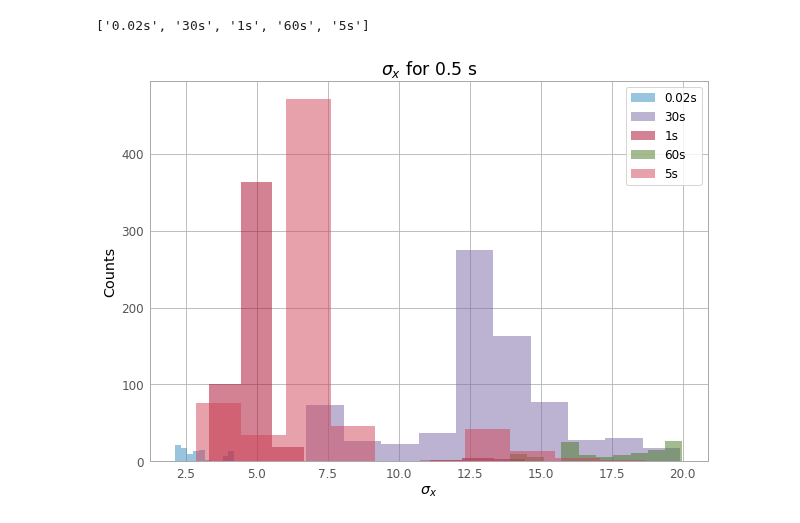
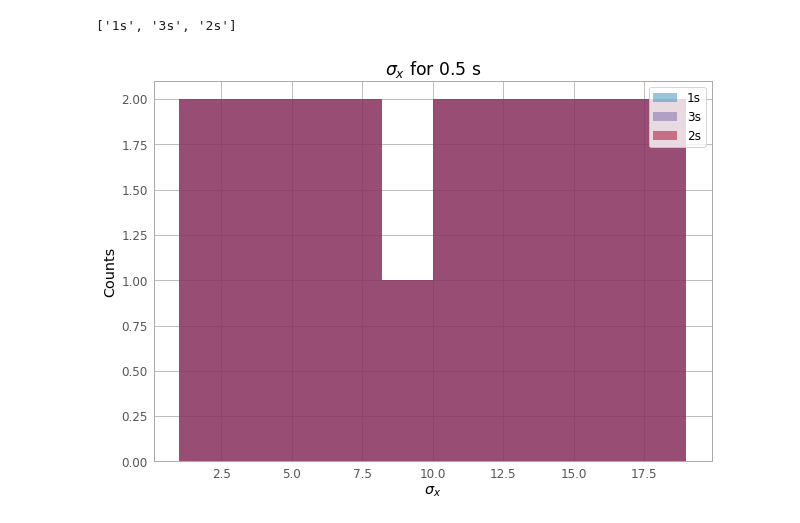
Before and after one commit to SSAEPFL/PSF, a Jupyter notebook: average-PSF-duree.ipynb, the cells around one changed output. Saved outputs shown, nothing was run; the diff lists cells and outputs as text; code cells hidden in the pictures.

```diff
--- a/average-PSF-duree.ipynb
+++ b/average-PSF-duree.ipynb
@@ -1,6 +1,6 @@
 # %%
 # This code plots the differents histograms, extracts the mean, median and standard deviation and plots them
-data = '../data-diff-temps-astroval/'
+data = 'data/'
 # if data == '../data-astroval-1/':
 #     angles_05 = [20, 28, 40, 50, 60, 70, 80]
 #     angles_10 = angles_05
@@ -19,36 +19,36 @@ for f in os.listdir(data):
         files.append(f[:-12])
 print(files)
 # %% [output]
-['0.02s', '30s', '1s', '60s', '5s']
+['1s', '3s', '2s']
 # %%
 # sigma_x for all angles
 import matplotlib.pyplot as plt
 import numpy as np
 from tqdm import tqdm
 
 temps = []
 mean = []
 median = []
 std = []
 plt.figure(figsize=(10, 7))
 plt.title(r'$\sigma_x$ for $0.5$ s')
-for f in tqdm([f for f in files], desc='fodlers'):
+for f in tqdm(files, desc='fodlers'):
     filename = data + f + '_sigma_x.npy'
     sigma_x = np.array(np.load(filename, allow_pickle=True))
     sigma_x = [x for x in sigma_x if x > 0 and x < 20]
     mean.append(np.mean(sigma_x))
     median.append(np.median(sigma_x))
     std.append(np.std(sigma_x))
     temps.append(float(f.split('s')[0]))
     plt.hist(sigma_x, bins=10, alpha=0.5, label=f)
 
 plt.xlabel(r'$\sigma_x$')
 plt.ylabel('Counts')
 leg = [str(t) + r's' for t in temps]
 plt.legend()
 plt.show()
 # %% [output]
-[figure, old version]
+[figure, new version]
 # %%
 # the mean, median deviation for sigma_x for all angles
 plt.figure(figsize=(7, 7))
```
Also changed, not shown: parts of 4 cells of this notebook, 1 other file.
